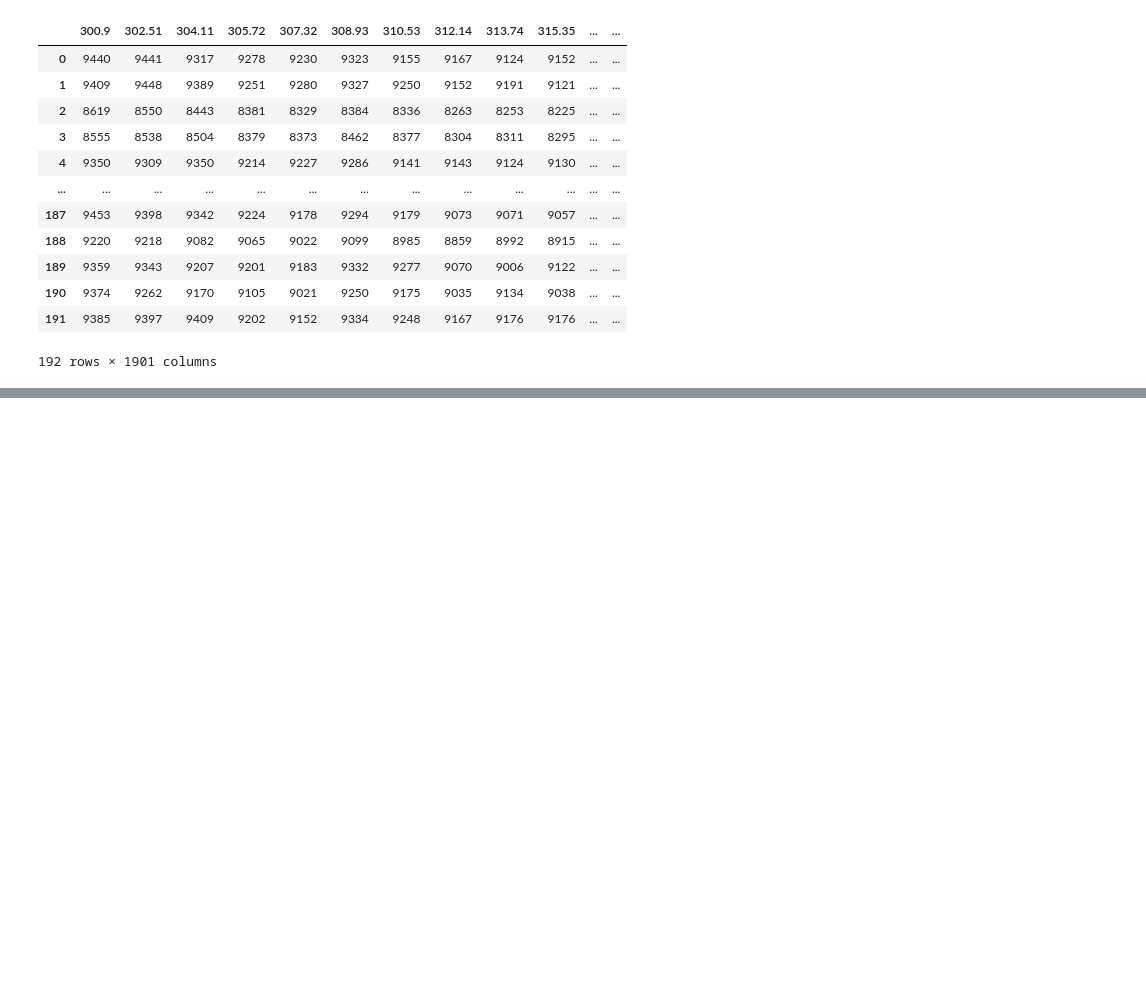
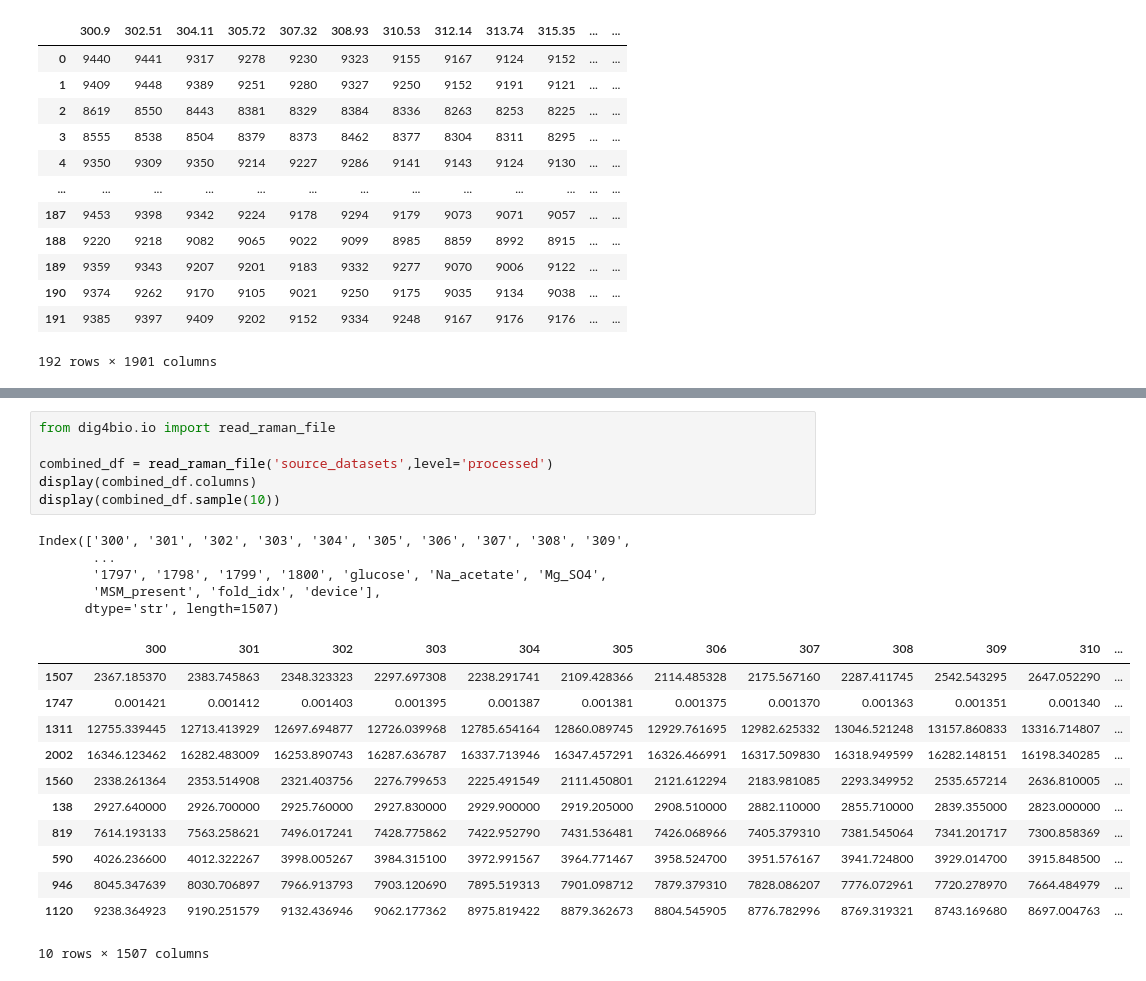
Before and after one commit to J-Brannigan/dig4bio, a Jupyter notebook: notebooks/03_shared_wavenumber_grid.ipynb, the cells around one changed output, grey strips where cells are left out. Cells and saved outputs as stored; diff of their text form; blank space fills up the shorter version.

```diff
--- a/notebooks/03_shared_wavenumber_grid.ipynb
+++ b/notebooks/03_shared_wavenumber_grid.ipynb
@@ -306,0 +283,24 @@ ValueError: Item wrong length 1656 instead of 270.
+# %%
+from dig4bio.io import read_raman_file
+
+combined_df = read_raman_file('source_datasets',level='processed')
+display(combined_df.columns)
+display(combined_df.sample(10))
+# %% [output]
+Index(['300', '301', '302', '303', '304', '305', '306', '307', '308', '309',
+       ...
+       '1797', '1798', '1799', '1800', 'glucose', 'Na_acetate', 'Mg_SO4',
+       'MSM_present', 'fold_idx', 'device'],
+      dtype='str', length=1507)
+|  | 300 | 301 | 302 | 303 | 304 | 305 | 306 | 307 | 308 | 309 | 310 | ... |
+| 1507 | 2367.185370 | 2383.745863 | 2348.323323 | 2297.697308 | 2238.291741 | 2109.428366 | 2114.485328 | 2175.567160 | 2287.411745 | 2542.543295 | 2647.052290 | ... |
+| 1747 | 0.001421 | 0.001412 | 0.001403 | 0.001395 | 0.001387 | 0.001381 | 0.001375 | 0.001370 | 0.001363 | 0.001351 | 0.001340 | ... |
+| 1311 | 12755.339445 | 12713.413929 | 12697.694877 | 12726.039968 | 12785.654164 | 12860.089745 | 12929.761695 | 12982.625332 | 13046.521248 | 13157.860833 | 13316.714807 | ... |
+| 2002 | 16346.123462 | 16282.483009 | 16253.890743 | 16287.636787 | 16337.713946 | 16347.457291 | 16326.466991 | 16317.509830 | 16318.949599 | 16282.148151 | 16198.340285 | ... |
+| 1560 | 2338.261364 | 2353.514908 | 2321.403756 | 2276.799653 | 2225.491549 | 2111.450801 | 2121.612294 | 2183.981085 | 2293.349952 | 2535.657214 | 2636.810005 | ... |
+| 138 | 2927.640000 | 2926.700000 | 2925.760000 | 2927.830000 | 2929.900000 | 2919.205000 | 2908.510000 | 2882.110000 | 2855.710000 | 2839.355000 | 2823.000000 | ... |
+| 819 | 7614.193133 | 7563.258621 | 7496.017241 | 7428.775862 | 7422.952790 | 7431.536481 | 7426.068966 | 7405.379310 | 7381.545064 | 7341.201717 | 7300.858369 | ... |
+| 590 | 4026.236600 | 4012.322267 | 3998.005267 | 3984.315100 | 3972.991567 | 3964.771467 | 3958.524700 | 3951.576167 | 3941.724800 | 3929.014700 | 3915.848500 | ... |
+| 946 | 8045.347639 | 8030.706897 | 7966.913793 | 7903.120690 | 7895.519313 | 7901.098712 | 7879.379310 | 7828.086207 | 7776.072961 | 7720.278970 | 7664.484979 | ... |
+| 1120 | 9238.364923 | 9190.251579 | 9132.436946 | 9062.177362 | 8975.819422 | 8879.362673 | 8804.545905 | 8776.782996 | 8769.319321 | 8743.169680 | 8697.004763 | ... |
+10 rows × 1507 columns
```
Also changed, not shown: parts of 3 cells of this notebook, 8 other files.
